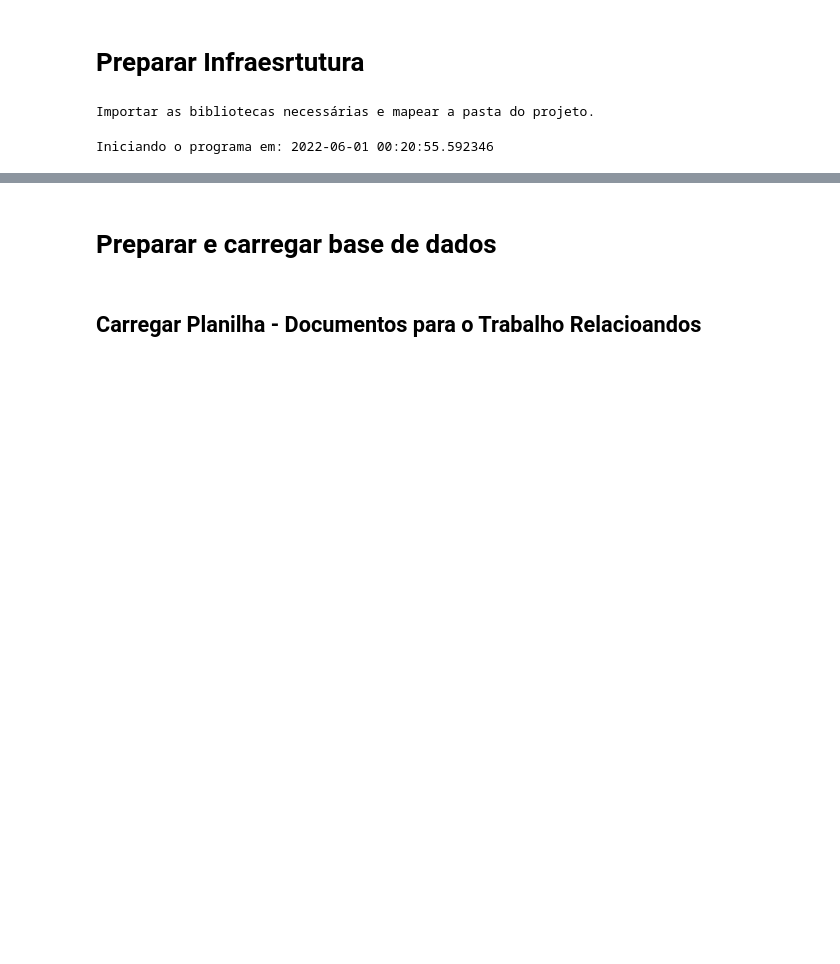
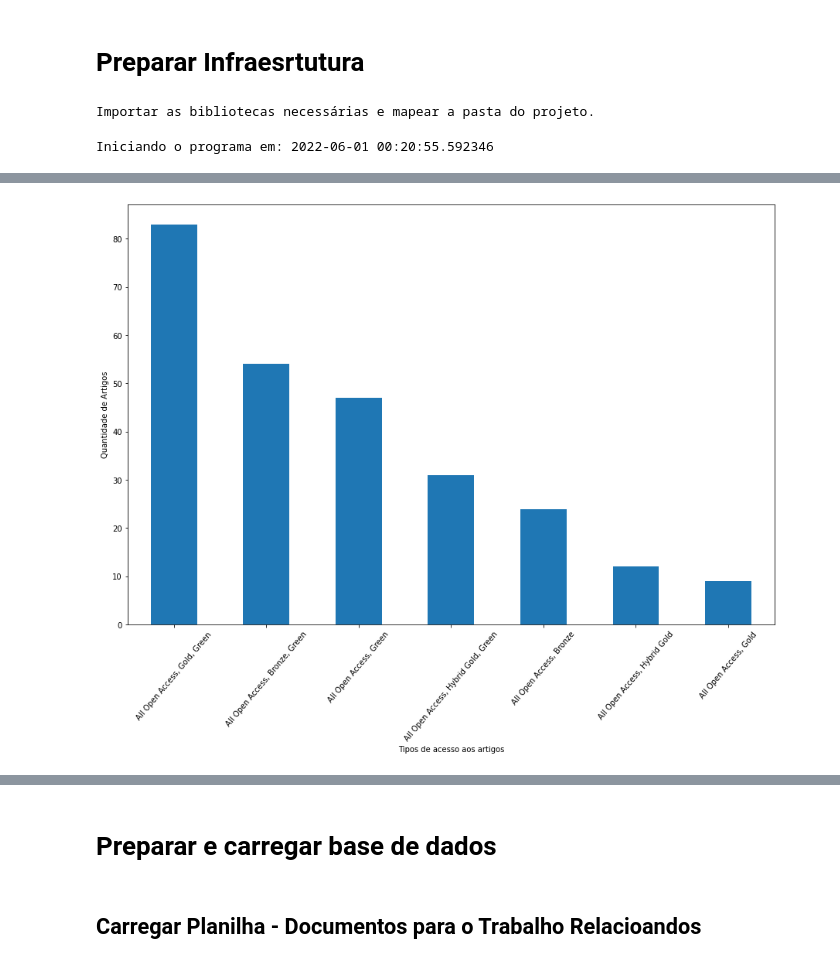
Before and after one commit to LuizPerciliano/Evento-Adverso-com-Metamap-e-Twitter-com-Portugues-Brasil, a Jupyter notebook: apps/app-Dissertacao/notebook/CEFET-Dissertação-Mat-CIC1229-2022.ipynb, the cells around one changed output, grey strips where cells are left out. Cells and saved outputs as stored; diff of their text form; code cells hidden in the pictures; blank space fills up the shorter version.

```diff
--- a/apps/app-Dissertacao/notebook/CEFET-Dissertação-Mat-CIC1229-2022.ipynb
+++ b/apps/app-Dissertacao/notebook/CEFET-Dissertação-Mat-CIC1229-2022.ipynb
@@ -146,0 +406,4 @@ os.listdir('../Image')
+# %%
+print('Ajustar tipagem dos dados')
+df_scopus['inicio_pagina_'] = df_scopus['inicio_pagina_'].astype('float64')
+df_scopus['fim_pagina_'] = df_scopus['fim_pagina_'].astype('float64')
@@ -146,0 +412,2 @@ os.listdir('../Image')
+# %%
+df_scopus['quantidade_paginas_'] = df_scopus['fim_pagina_'] - df_scopus['inicio_pagina_']
@@ -146,0 +454,4 @@ os.listdir('../Image')
+# %%
+print('Ajustar tipagem dos dados')
+df_scopus['fabricantes'] = df_scopus['fabricantes'].astype('category')
+df_scopus['acesso_livre'] = df_scopus['acesso_livre'].astype('category')
@@ -146,0 +512,6 @@ os.listdir('../Image')
+# %%
+# Groupby by
+acesso_livre = df_scopus.groupby("acesso_livre")
+
+# Summary statistic of all
+acesso_livre.describe().head()
@@ -146,0 +528,10 @@ os.listdir('../Image')
+# %%
+# pegar as 10 +
+plt.figure(figsize=(15,10))
+acesso_livre.size().sort_values(ascending=False).plot.bar()
+plt.xticks(rotation=50)
+plt.xlabel("Tipos de acesso aos artigos")
+plt.ylabel("Quantidade de Artigos")
+plt.show()
+# %% [output]
+[figure, added]
```
Also changed, not shown: parts of 63 cells of this notebook, 3 other files.
